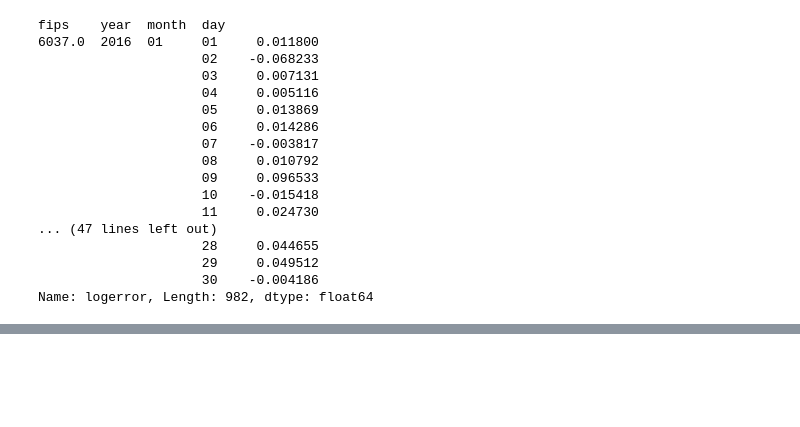
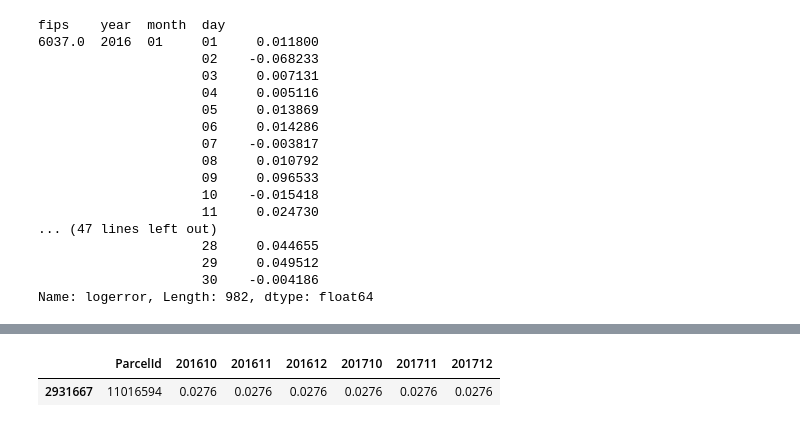
Before and after one commit to ghk829/kaggle, a Jupyter notebook: zillow/20171012_KH.ipynb, the cells around one changed output, grey strips where cells are left out. Saved outputs shown, nothing was run; the diff lists cells and outputs as text; code cells hidden in the pictures; blank space fills up the shorter version.

Commit message:
fill algo

```diff
--- a/zillow/20171012_KH.ipynb
+++ b/zillow/20171012_KH.ipynb
@@ -850,6 +850,7 @@ df_train = train_2016.merge(prop_2016_2, how='left', on='parcelid')
 df_train['year'] = df_train.transactiondate.str.slice(0,4)
 df_train['month'] = df_train.transactiondate.str.slice(5,7)
 df_train['day'] = df_train.transactiondate.str.slice(8,10)
+df_train_fill = df_train[['parcelid','logerror','year','month']]
 df_train_tmp = df_train[['parcelid','logerror','year','month','day','fips']]
 # %%
 tmp=df_train_tmp.groupby(['fips','year','month','day']).mean()
@@ -898,0 +882,8 @@ sub
+# %%
+SP=sub.ParcelId.as_matrix()
+length=df_train_fill.shape[0]
+for index, parcelid in enumerate(df_train_fill.parcelid):
+    if parcelid in SP:
+        sub.ix[sub[sub.ParcelId==parcelid].index[0],1:7]=df_train_fill[df_train_fill.parcelid==parcelid].logerror.item()
+        if index%100==0:
+            print str(index*1.0/length)+'% completed'
@@ -898,0 +909,5 @@ sub
+# %%
+sub[sub.ParcelId==11016594]
+# %% [output]
+|  | ParcelId | 201610 | 201611 | 201612 | 201710 | 201711 | 201712 |
+| 2931667 | 11016594 | 0.0276 | 0.0276 | 0.0276 | 0.0276 | 0.0276 | 0.0276 |
```
Also changed, not shown: parts of 3 cells of this notebook.
